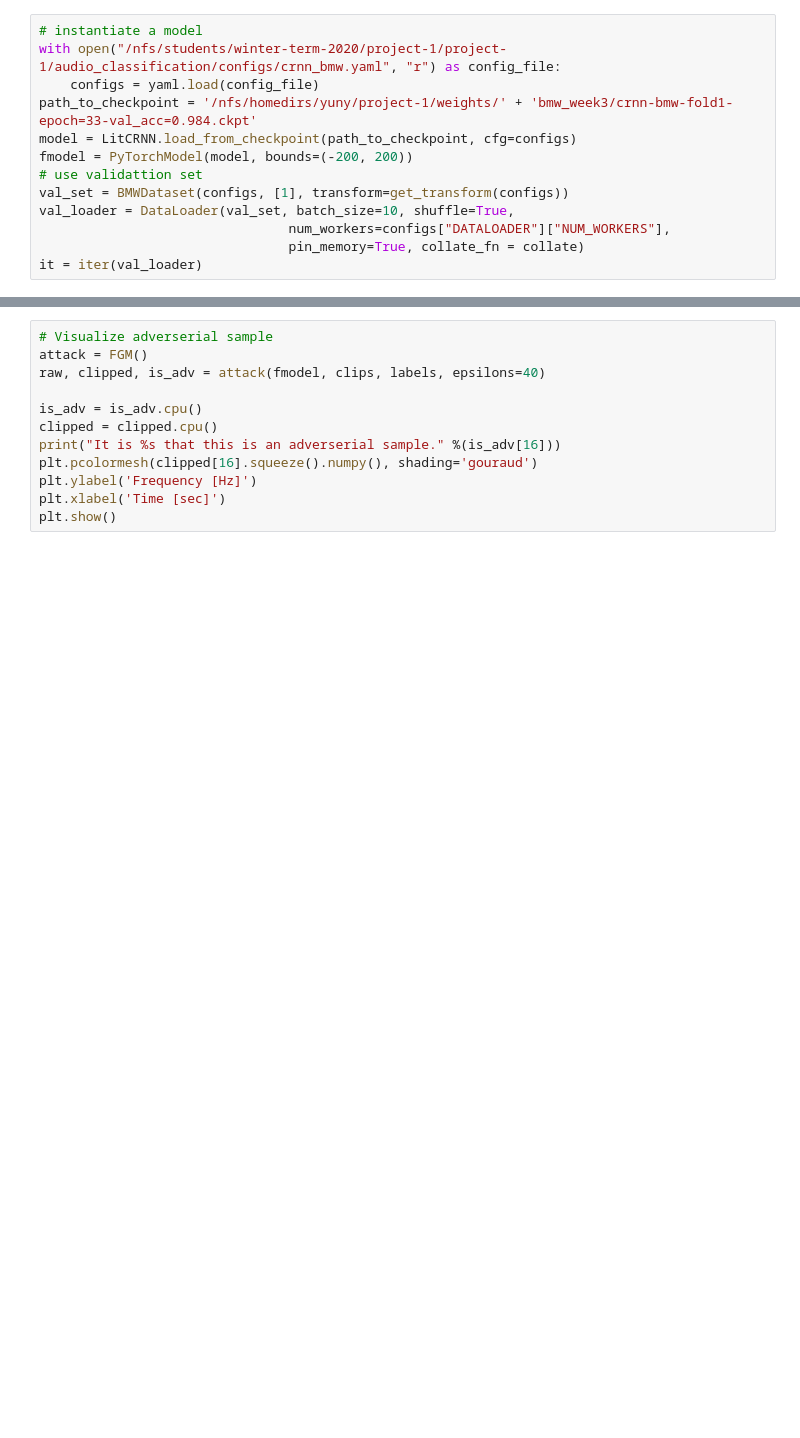
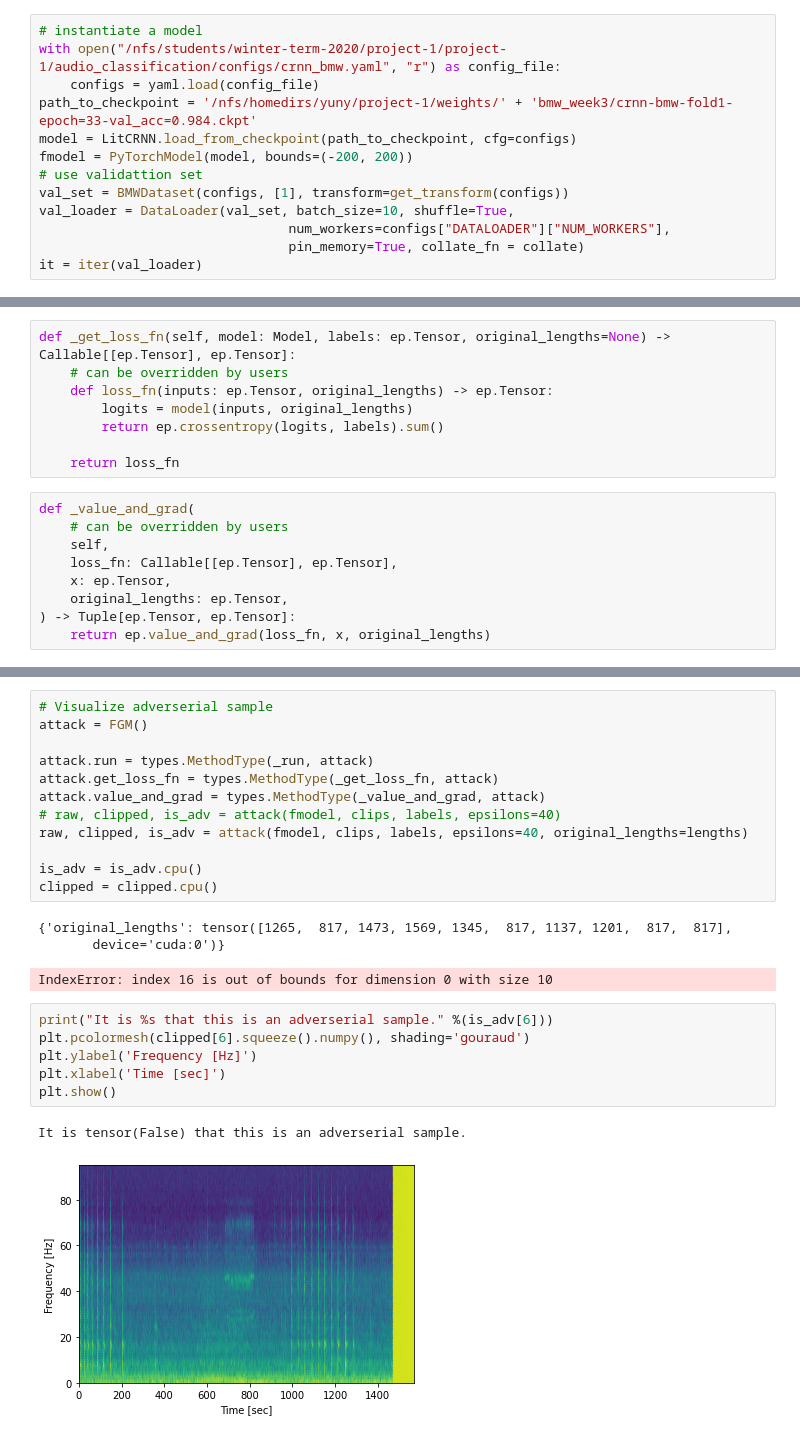
Before and after one commit to Vardanush/Robust-audio-classification, a Jupyter notebook: notebooks/foolbox_attacks.ipynb, the cells around one changed output, grey strips where cells are left out. Saved outputs shown, nothing was run; the diff lists cells and outputs as text; blank space fills up the shorter version.

```diff
--- a/notebooks/foolbox_attacks.ipynb
+++ b/notebooks/foolbox_attacks.ipynb
@@ -49,0 +88,17 @@ print(f"clean accuracy:  {clean_acc * 100:.1f} %")
+# %%
+def _get_loss_fn(self, model: Model, labels: ep.Tensor, original_lengths=None) -> Callable[[ep.Tensor], ep.Tensor]:
+    # can be overridden by users
+    def loss_fn(inputs: ep.Tensor, original_lengths) -> ep.Tensor:
+        logits = model(inputs, original_lengths)
+        return ep.crossentropy(logits, labels).sum()
+
+    return loss_fn
+# %%
+def _value_and_grad(
+    # can be overridden by users
+    self,
+    loss_fn: Callable[[ep.Tensor], ep.Tensor],
+    x: ep.Tensor,
+    original_lengths: ep.Tensor,
+) -> Tuple[ep.Tensor, ep.Tensor]:
+    return ep.value_and_grad(loss_fn, x, original_lengths)
@@ -50,12 +153,25 @@ print(f"clean accuracy:  {clean_acc * 100:.1f} %")
+# %%
+# Visualize adverserial sample
+attack = FGM()
+
+attack.run = types.MethodType(_run, attack)
+attack.get_loss_fn = types.MethodType(_get_loss_fn, attack)
+attack.value_and_grad = types.MethodType(_value_and_grad, attack)
+# raw, clipped, is_adv = attack(fmodel, clips, labels, epsilons=40)
+raw, clipped, is_adv = attack(fmodel, clips, labels, epsilons=40, original_lengths=lengths)
+
+is_adv = is_adv.cpu()
+clipped = clipped.cpu()
+# %% [output]
+{'original_lengths': tensor([1265,  817, 1473, 1569, 1345,  817, 1137, 1201,  817,  817],
+       device='cuda:0')}
+IndexError: index 16 is out of bounds for dimension 0 with size 10
 # %%
-# Visualize adverserial sample
-attack = FGM()
-raw, clipped, is_adv = attack(fmodel, clips, labels, epsilons=40)
-
-is_adv = is_adv.cpu()
-clipped = clipped.cpu()
-print("It is %s that this is an adverserial sample." %(is_adv[16]))
-plt.pcolormesh(clipped[16].squeeze().numpy(), shading='gouraud')
+print("It is %s that this is an adverserial sample." %(is_adv[6]))
+plt.pcolormesh(clipped[6].squeeze().numpy(), shading='gouraud')
 plt.ylabel('Frequency [Hz]')
 plt.xlabel('Time [sec]')
 plt.show()
+# %% [output]
+It is tensor(False) that this is an adverserial sample.
+[figure, added]
```
Also changed, not shown: parts of 19 cells of this notebook, 1 other file.
